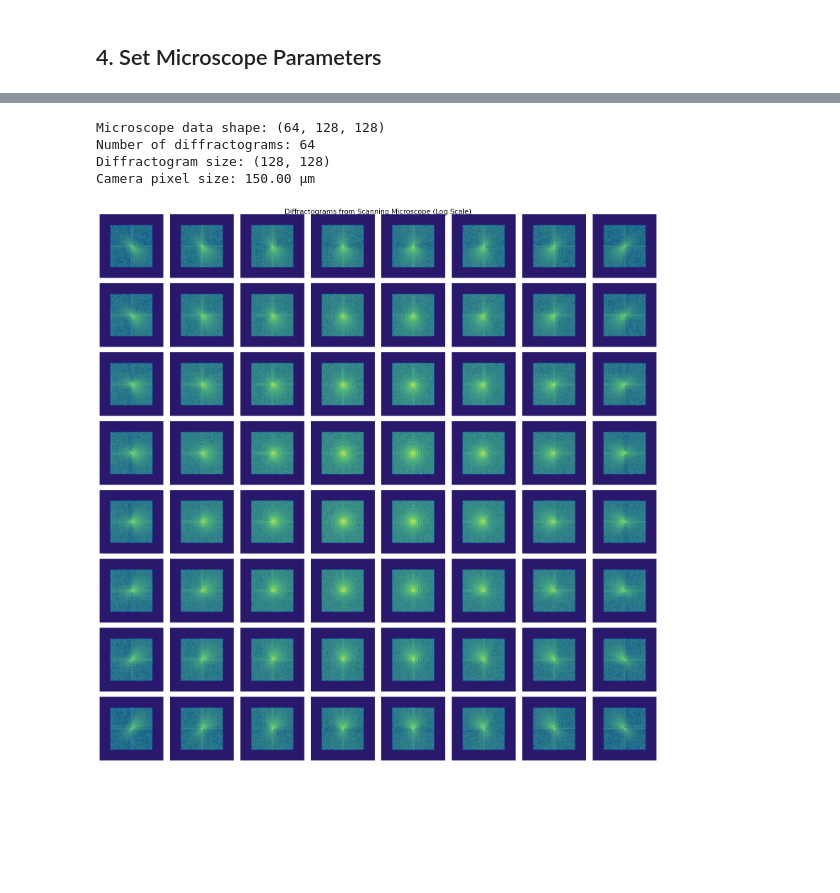
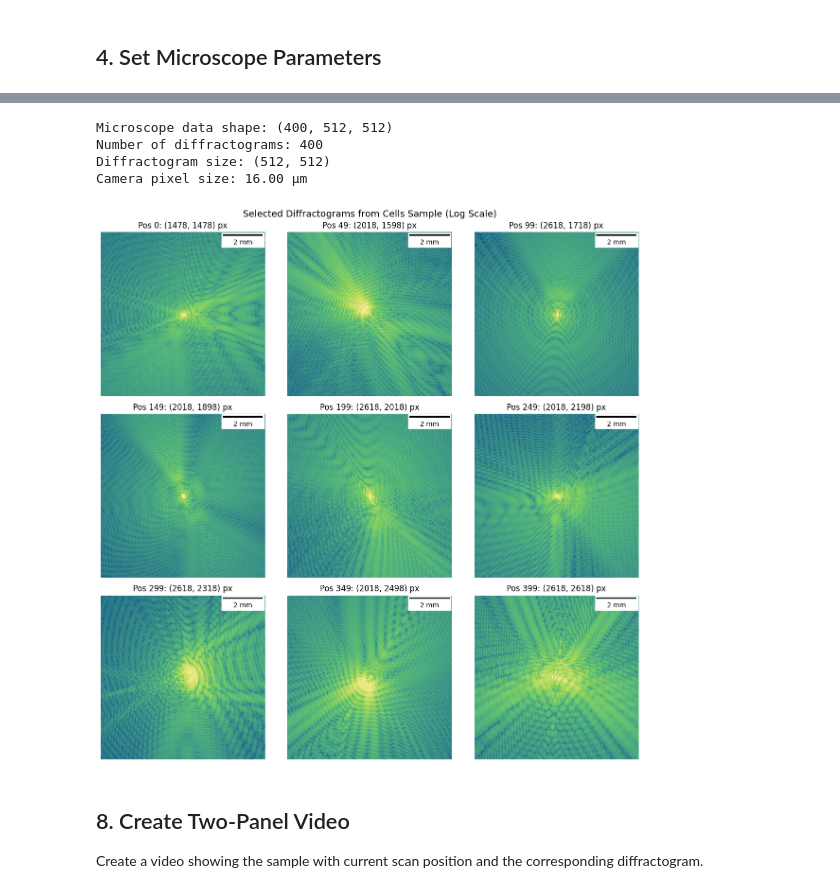
Before and after one commit to debangshu-mukherjee/janssen, a Jupyter notebook: tutorials/Simulated Microscopes/Cells.ipynb, the cells around one changed output, grey strips where cells are left out. Cells and saved outputs as stored; diff of their text form; code cells hidden in the pictures; blank space fills up the shorter version.

Commit message:
Full simple microscope simulations

```diff
--- a/tutorials/Simulated Microscopes/Cells.ipynb
+++ b/tutorials/Simulated Microscopes/Cells.ipynb
@@ -224,5 +255,5 @@ We create a collimated (plane wave) illumination to interact with the cell.
 # %%
-illumination_size = 128  # Smaller illumination for scanning
+illumination_size = 512
 
 lightwave = jns.models.plane_wave(
     wavelength=wavelength,
@@ -372,16 +517,16 @@ Total scan area: 70 x 70 µm
 # %%
-# Visualize scan positions on cell
-fig, ax = plt.subplots(1, 1, figsize=(8, 8))
+# Visualize scan positions on sample
+fig, ax = plt.subplots(1, 1, figsize=(10, 10))
 
 im = ax.imshow(jnp.abs(cell_sample.sample), cmap=cmo.gray)
-ax.set_title('Cell Sample with Scan Positions')
-scalebar = ScaleBar(cell_sample.dx, 'm', length_fraction=0.25, color='white')
+ax.set_title('Sample with Scan Positions')
+scalebar = ScaleBar(cell_sample.dx, 'm', length_fraction=0.25, color='black')
 ax.add_artist(scalebar)
 
 # Add scan positions as colored dots
 scatter = ax.scatter(positions[:, 0], positions[:, 1],
                      c=jnp.arange(len(positions)), cmap='coolwarm',
-                     s=30, alpha=0.7, marker='o')
+                     s=10, alpha=0.7, marker='o')
 plt.colorbar(scatter, ax=ax, label='Scan position index')
 ax.axis('off')
 
@@ -397,10 +542,10 @@ microscope_data = jns.scopes.simple_microscope(
     sample=cell_sample,
     positions=positions_meters,
     lightwave=lightwave,
-    zoom_factor=10.0,
-    aperture_diameter=0.001,
-    travel_distance=0.1,
-    camera_pixel_size=0.00015,
+    zoom_factor=zoom_factor,
+    aperture_diameter=aperture_diameter,
+    travel_distance=travel_distance,
+    camera_pixel_size=detector_pixel_size,
 )
 
 print(f"Microscope data shape: {microscope_data.image_data.shape}")
@@ -408,23 +553,31 @@ print(f"Number of diffractograms: {microscope_data.image_data.shape[0]}")
 print(f"Diffractogram size: {microscope_data.image_data.shape[1:]}")
 print(f"Camera pixel size: {microscope_data.dx * 1e6:.2f} µm")
 # %% [output]
-Microscope data shape: (64, 128, 128)
-Number of diffractograms: 64
-Diffractogram size: (128, 128)
-Camera pixel size: 150.00 µm
+Microscope data shape: (400, 512, 512)
+Number of diffractograms: 400
+Diffractogram size: (512, 512)
+Camera pixel size: 16.00 µm
 # %%
-# Visualize diffractograms in a grid matching the scan pattern
-fig, axes = plt.subplots(num_scan_y, num_scan_x, figsize=(16, 16))
+# Visualize a subset of diffractograms (9 evenly spaced)
+fig, axes = plt.subplots(3, 3, figsize=(12, 12))
 
-for i in range(num_scan_y):
-    for j in range(num_scan_x):
-        idx = i * num_scan_x + j
-        ax = axes[i, j]
-        ax.imshow(jnp.log10(microscope_data.image_data[idx] + 1e-10), cmap=cmo.haline)
-        ax.axis('off')
+indices = jnp.linspace(0, len(positions) - 1, 9).astype(int)
 
-plt.suptitle('Diffractograms from Scanning Microscope (Log Scale)', fontsize=14)
+for i, ax in enumerate(axes.flat):
+    idx = int(indices[i])
+    im = ax.imshow(jnp.log10(microscope_data.image_data[idx] + 1e-10), cmap=cmo.haline)
+    pos = positions[idx]
+    ax.set_title(f'Pos {idx}: ({pos[0]:.0f}, {pos[1]:.0f}) px')
+    scalebar = ScaleBar(microscope_data.dx, 'm', length_fraction=0.25, color='black')
+    ax.add_artist(scalebar)
+    ax.axis('off')
+
+plt.suptitle('Selected Diffractograms from Cells Sample (Log Scale)', fontsize=14)
 plt.tight_layout()
 plt.show()
 # %% [output]
-[figure, old version]
+[figure, new version]
+# %% [markdown]
+## 8. Create Two-Panel Video
+
+Create a video showing the sample with current scan position and the corresponding diffractogram.
```
Also changed, not shown: parts of 30 cells of this notebook, 3 other files.
